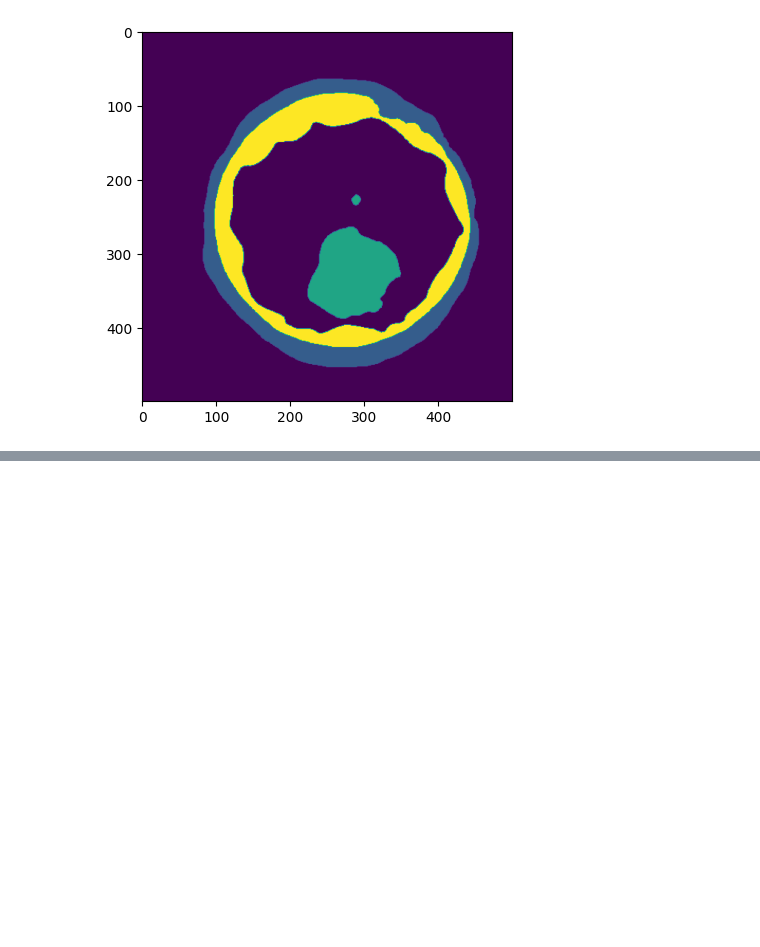
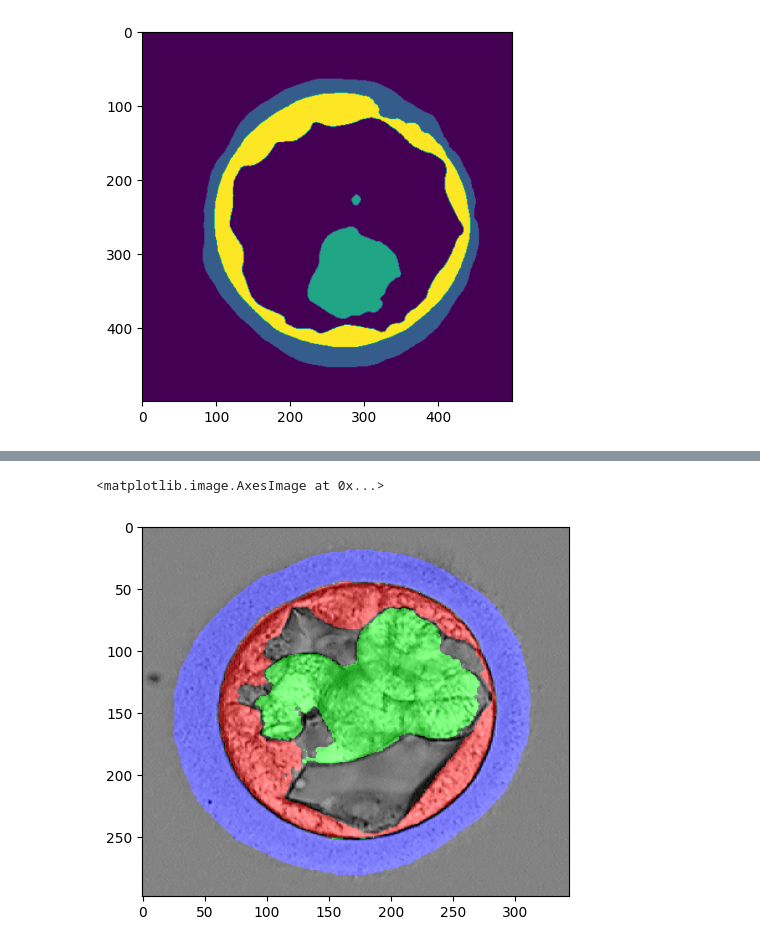
Before and after one commit to mavillot/Blastocyst-Seg, a Jupyter notebook: Notebooks/Deeplab-resnet50.ipynb, the cells around one changed output, grey strips where cells are left out. Drawn from its saved outputs; the diff is of its cells as text; code cells hidden in the pictures; blank space fills up the shorter version.

```diff
--- a/Notebooks/Deeplab-resnet50.ipynb
+++ b/Notebooks/Deeplab-resnet50.ipynb
@@ -419,0 +446,5 @@ plt.imshow(mask)
+# %%
+plt.imshow(cv2.addWeighted(img,0.7,mask_rgb,0.5,0))
+# %% [output]
+<matplotlib.image.AxesImage at 0x...>
+[figure, added]
```
Also changed, not shown: parts of 6 cells of this notebook, 5 other files.
